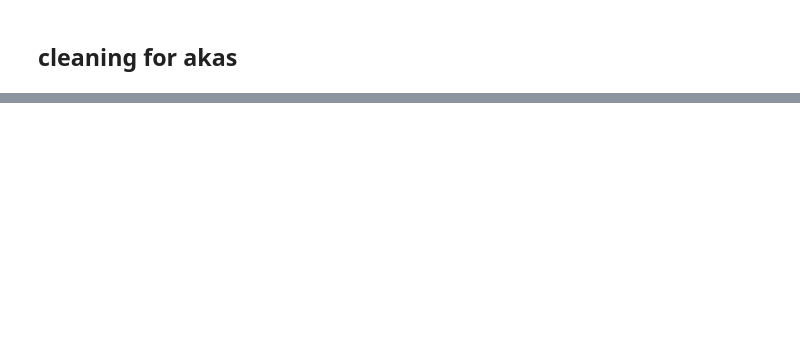
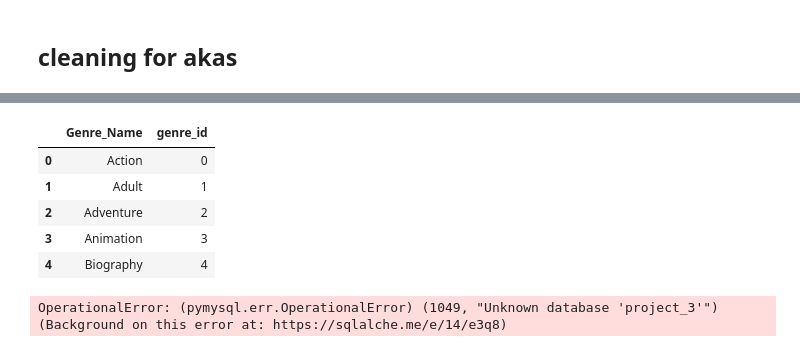
Before and after one commit to Mcclearyjeremy94/project-3-part-1, a Jupyter notebook: project 3 part 3.ipynb, the cells around one changed output, grey strips where cells are left out. Saved outputs shown, nothing was run; the diff lists cells and outputs as text; code cells hidden in the pictures; blank space fills up the shorter version.

```diff
--- a/project 3 part 3.ipynb
+++ b/project 3 part 3.ipynb
@@ -210,0 +429,5 @@ df.head()
+# %%
+## Making the genre mapper dictionary
+genre_ints = range(len(unique_genres))
+genre_map = dict(zip(unique_genres, genre_ints))
+genre_map
@@ -210,0 +452,18 @@ df.head()
+# %%
+## Manaully make dataframe with named cols from the keyd and values
+genre_lookup = pd.DataFrame ({ 'Genre_Name': genre_map.keys( ),
+                            'genre_id': genre_map.values ( )} )
+genre_lookup.head()
+# %% [output]
+|  | Genre_Name | genre_id |
+| 0 | Action | 0 |
+| 1 | Adult | 1 |
+| 2 | Adventure | 2 |
+| 3 | Animation | 3 |
+| 4 | Biography | 4 |
+# %%
+## Set the dataframe index and use index=True
+df.set_index('tconst').to_sql('table_name',engine,index=True)
+# %% [output]
+OperationalError: (pymysql.err.OperationalError) (1049, "Unknown database 'project_3'")
+(Background on this error at: https://sqlalche.me/e/14/e3q8)
```
Also changed, not shown: parts of 31 cells of this notebook, 5 other files.
